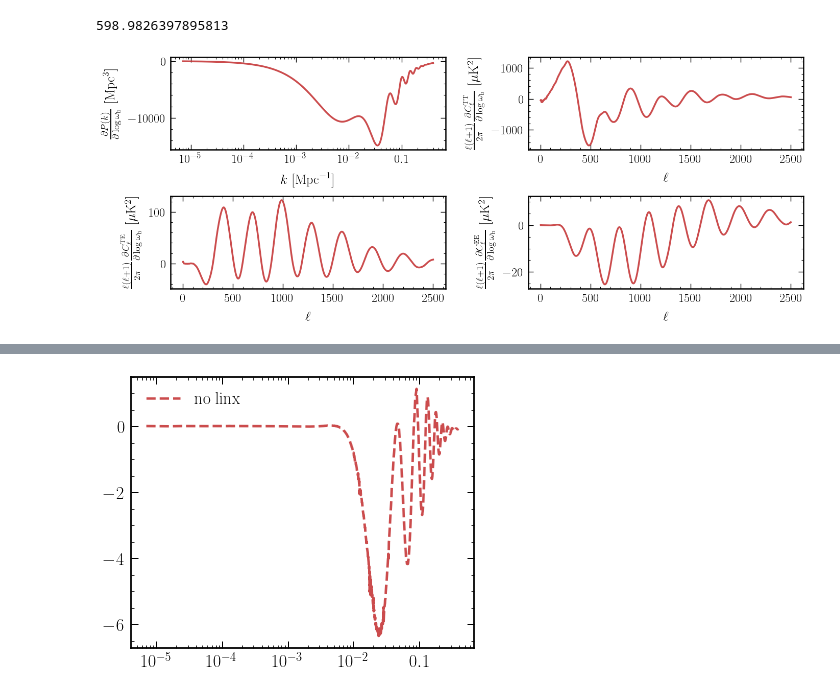
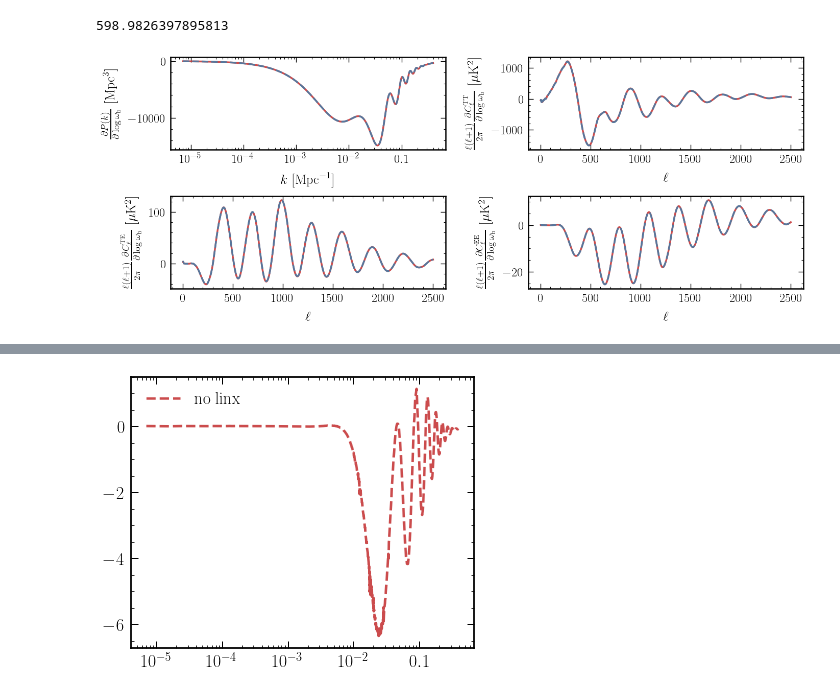
Before and after one commit to cgiovanetti/ABCMB-k, a Jupyter notebook: Module_Tests/paper_plots.ipynb, the cells around one changed output, grey strips where cells are left out. Drawn from its saved outputs; the diff is of its cells as text; code cells hidden in the pictures.

```diff
--- a/Module_Tests/paper_plots.ipynb
+++ b/Module_Tests/paper_plots.ipynb
@@ -965,31 +965,35 @@ E1216 17:34:41.188809 2508897 slow_operation_alarm.cc:140] The operation took 3m
 # %%
 l = aux[0]
 k = aux[1]
 Cl_fac = l*(l+1)/2/jnp.pi * (2.7255e6)**2
 
 
 fig, axs = plt.subplots(2, 2, figsize=(16, 6), dpi=100)
 fig.subplots_adjust(wspace=0.3)  # default ~0.2
 fig.subplots_adjust(hspace=0.5)  # default ~0.2
 
 axs[0, 0].plot(k, deri[3]*params_lcdm["omega_b"])
+axs[0, 0].plot(k, deri_old[3]*params_lcdm["omega_b"], "--")
 axs[0, 0].set_xscale("log")
 axs[0, 0].set_xlabel(r"$k\ [{\rm Mpc}^{-1}]$")
 axs[0, 0].set_ylabel(r"$\frac{\partial P(k)}{\partial \log{\omega_{\rm b}}}\ [{\rm Mpc}^3]$")
 
 axs[0, 1].plot(l, deri[0]*Cl_fac*params_lcdm["omega_b"])
+axs[0, 1].plot(l, deri_old[0]*Cl_fac*params_lcdm["omega_b"], "--")
 axs[0, 1].set_xlabel(r"$\ell$")
 axs[0, 1].set_ylabel(r"$\frac{\ell (\ell+1)}{2\pi}\frac{\partial C_{\ell}^{\rm TT}}{\partial \log{\omega_{\rm b}}}\ [\mu {\rm K}^2]$")
 
 axs[1, 0].plot(l, deri[1]*Cl_fac*params_lcdm["omega_b"])
+axs[1, 0].plot(l, deri_old[1]*Cl_fac*params_lcdm["omega_b"], "--")
 axs[1, 0].set_xlabel(r"$\ell$")
 axs[1, 0].set_ylabel(r"$\frac{\ell (\ell+1)}{2\pi}\frac{\partial C_{\ell}^{\rm TE}}{\partial \log{\omega_{\rm b}}}\ [\mu {\rm K}^2]$")
 
 axs[1, 1].plot(l, deri[2]*Cl_fac*params_lcdm["omega_b"])
+axs[1, 1].plot(l, deri_old[2]*Cl_fac*params_lcdm["omega_b"], "--")
 axs[1, 1].set_xlabel(r"$\ell$")
 axs[1, 1].set_ylabel(r"$\frac{\ell (\ell+1)}{2\pi}\frac{\partial C_{\ell}^{\rm EE}}{\partial \log{\omega_{\rm b}}}\ [\mu {\rm K}^2]$")
 
 plt.savefig("Plots/deri_linx.pdf", bbox_inches="tight")
 fig.show()
 # %% [output]
-[figure, old version]
+[figure, new version]
```
Also changed, not shown: parts of 4 cells of this notebook, 3 other files.
